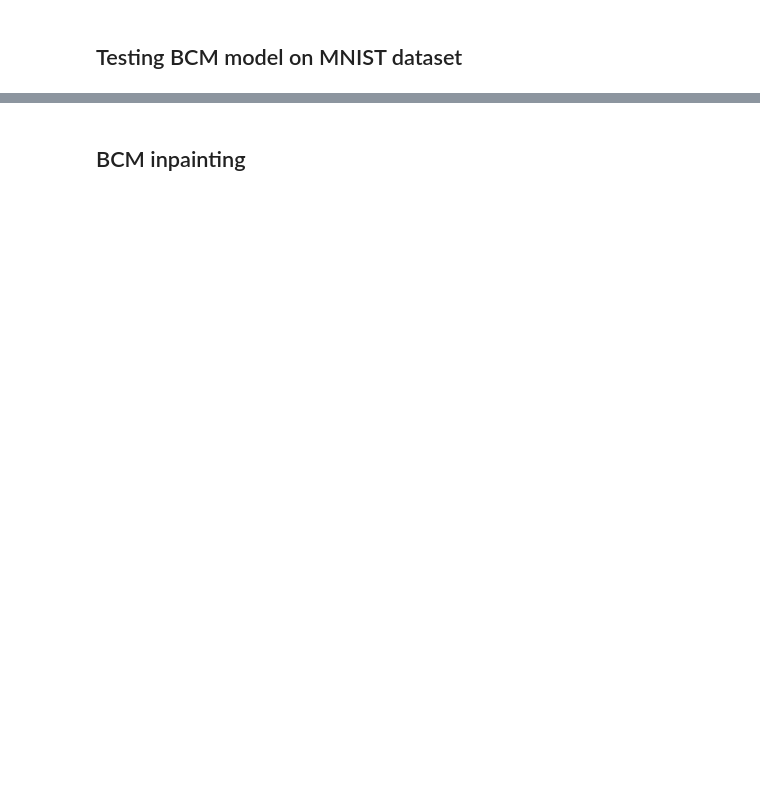
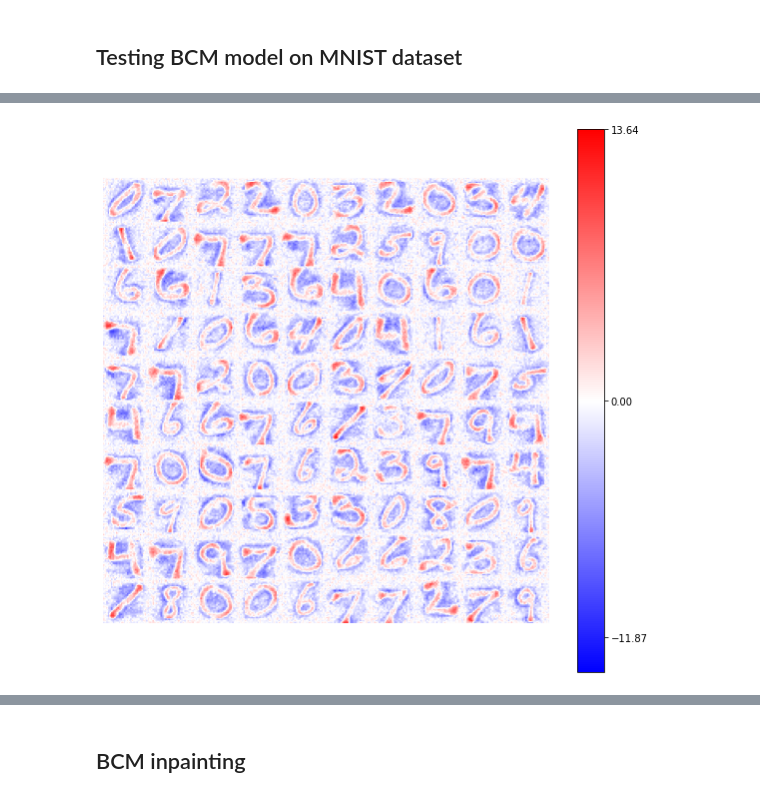
Before and after one commit to Nico-Curti/plasticity, a Jupyter notebook: docs/source/examples/classification_and_inpainting.ipynb, the cells around one changed output, grey strips where cells are left out. Saved outputs shown, nothing was run; the diff lists cells and outputs as text; code cells hidden in the pictures; blank space fills up the shorter version.

```diff
--- a/docs/source/examples/classification_and_inpainting.ipynb
+++ b/docs/source/examples/classification_and_inpainting.ipynb
@@ -30,0 +76,10 @@ view_weights (model.weights, dims=(28, 28))
+# %%
+from plasticity.model.weights import Normal
+
+model = BCM(outputs=100, num_epochs=10, batch_size=1000, activation='relu',
+            optimizer=Adam(learning_rate=4e-2), weights_init=Normal(mu=0., std=1.),
+            interaction_strength=-0.25, verbose=False)
+model.fit(X)
+view_weights (model.weights, dims=(28, 28))
+# %% [output]
+[figure, added]
```
Also changed, not shown: parts of 61 cells of this notebook, 8 other files.
